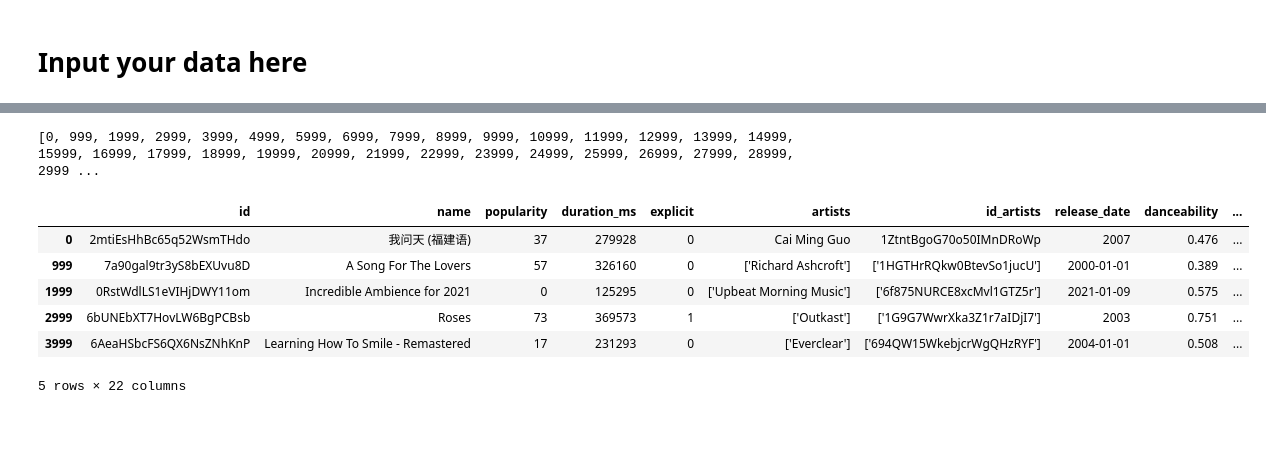
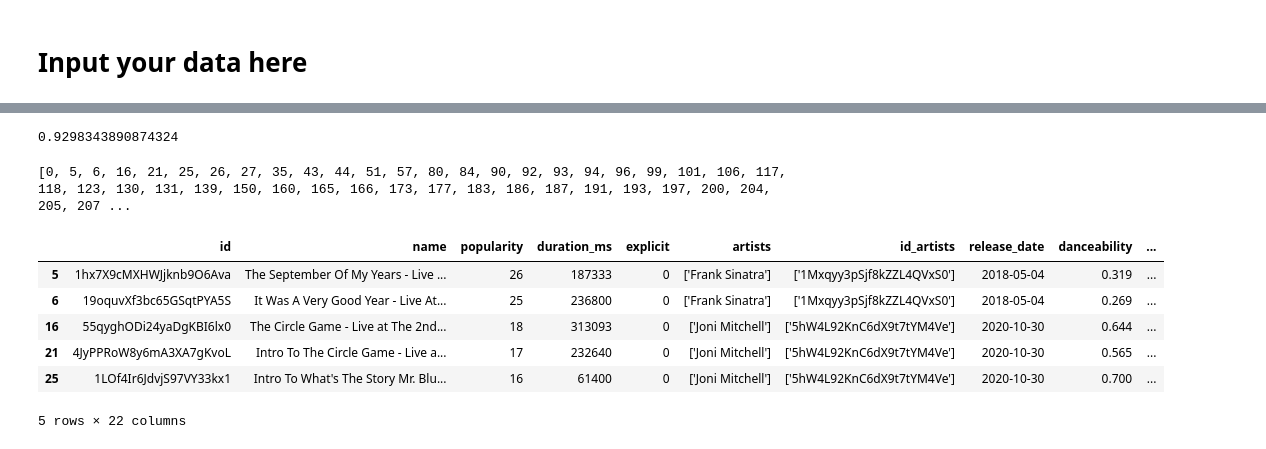
Before and after one commit to fishbrightwise/dap_artificial_dj, a Jupyter notebook: dap on them haters Recommender Model Testing.ipynb, the cells around one changed output, grey strips where cells are left out. Drawn from its saved outputs; the diff is of its cells as text; code cells hidden in the pictures.

```diff
--- a/dap on them haters Recommender Model Testing.ipynb
+++ b/dap on them haters Recommender Model Testing.ipynb
@@ -120,7 +120,7 @@ print(df_removed.shape)
 # Input your data here
 # %%
 # Using Spotify API to search for a song's information based on input and adding the necessary information in a DataFrame.
-input = '我问天'
+input = 'Glimpse of us'
 
 def search_track(track_name):
     # Search for the track
@@ -213,31 +213,41 @@ def processing(new_df):
     df2 = new_df.drop(['id', 'name', 'id_artists', 'release_date', 'popularity', 'mode', "song_name_artist"], axis=1)
 
     # Normalize numerical features
-    numerical_features = ['duration_ms', 'loudness', 'tempo', 'year']
+    numerical_features = ['duration_ms', 'loudness', 'tempo']
     scaler = MinMaxScaler()
     df2[numerical_features] = scaler.fit_transform(df2[numerical_features])
-    print(df2[numerical_features])
 
-    # # Convert categorical features (assuming 'explicit' is binary)
-    df2['explicit'] = df['explicit'].astype(int)
+    # Standardise Year
+    df2['standardized_year'] = scaler.fit_transform(df2[['year']])
+    df2 = df2.drop(['year'], axis=1)
 
-    # # Create a feature matrix
+    # Create a feature matrix
     feature_matrix = df2.drop(['artists'], axis=1)
+    # This is the input song. We are isolating it from the dataframe first.
+    input = feature_matrix.iloc[0].T
+    # This is the rest of the songs.
+    feature_matrix = feature_matrix.iloc[1:]
 
-    # # Apply cosine similarity
-    start = 1
+    # Apply cosine similarity
+    start = 0
     end = 1000
     arr = []
 
     # Returns comparison value of first song in dataset to all others in an array.
     # DataFrame can be customised before Feature Selection to change which song the subject of comparison should be.
     while end < feature_matrix['explicit'].count():
-        cosine_sim = cosine_similarity(feature_matrix.iloc[start:end,:]) # Comparing bit by bit to prevent too many dimensions.
+        # Compile the nth 1,000 songs in the dataframe.
+        set = feature_matrix.iloc[start:end].T
+        # Add the input song to the top of the dataframe.
+        compare_df = pd.concat([input, set], axis=1).T
+        # Perform cosine similarity.
+        cosine_sim = cosine_similarity(compare_df) # Comparing bit by bit to prevent too many dimensions.
         cs_list = cosine_sim[0].tolist() # Taking only the first row a.k.a the comparison between the first song and all others.
         arr += cs_list
+        # Prepare for the next 1,000 songs.
         start = end
         end += 1000
-    print(arr)
     return arr
 arr = processing(new_df)
+arr
 # %% [output]
@@ -259,46 +271,50 @@ arr = processing(new_df)
+# %%
+print(arr[1999])
+# %% [output]
+0.9298343890874324
 # %%
 def compile_suggestions(arr):
     suggestions = []
 
     # Compiling all song ids that are above the pre-determined threshold for 'like the first song'.
     for i in range(len(arr)):
-        if (arr[i] * 100) > 99.999:
+        if (arr[i] * 100) > 99:
             suggestions.append(i)
 
     print(suggestions)
     return suggestions
 suggestions = compile_suggestions(arr)
 # %% [output]
-[0, 999, 1999, 2999, 3999, 4999, 5999, 6999, 7999, 8999, 9999, 10999, 11999, 12999, 13999, 14999, 15999, 16999, 17999, 18999, 19999, 20999, 21999, 22999, 23999, 24999, 25999, 26999, 27999, 28999, 2999 ...
+[0, 5, 6, 16, 21, 25, 26, 27, 35, 43, 44, 51, 57, 80, 84, 90, 92, 93, 94, 96, 99, 101, 106, 117, 118, 123, 130, 131, 139, 150, 160, 165, 166, 173, 177, 183, 186, 187, 191, 193, 197, 200, 204, 205, 207 ...
 # %%
 # Extracting out the end result information.
 def format_suggestions(suggestions):
     # first = suggestions[1]
 
     # Creating the new dataframe with the first matched song.
 #     main = df_removed.iloc[suggestions].copy()
 #     df_main = pd.DataFrame(main)
 #     df_main = df_main.T
 #    print(df_removed.tail())
     df_main = new_df.loc[suggestions]
 
     # Adding the rest of the matched songs to the dataframe.
 #     for n in range (2, len(suggestions)):
 #         temp = df_removed.iloc[suggestions[n],:6].copy()
 #         df_temp = pd.DataFrame(temp)
 #         df_temp = df_temp.T
 #         df_main = pd.concat([df_main, df_temp])
 
 #     df_main = df_main.drop(['popularity', 'duration_ms', 'explicit'], axis=1)
     return df_main
 
-df_main = format_suggestions(suggestions)
+df_main = format_suggestions(suggestions).iloc[1:]
 df_main.head()
 # %% [output]
 |  | id | name | popularity | duration_ms | explicit | artists | id_artists | release_date | danceability | ... |
-| 0 | 2mtiEsHhBc65q52WsmTHdo | 我问天 (福建语) | 37 | 279928 | 0 | Cai Ming Guo | 1ZtntBgoG70o50IMnDRoWp | 2007 | 0.476 | ... |
-| 999 | 7a90gal9tr3yS8bEXUvu8D | A Song For The Lovers | 57 | 326160 | 0 | ['Richard Ashcroft'] | ['1HGTHrRQkw0BtevSo1jucU'] | 2000-01-01 | 0.389 | ... |
-| 1999 | 0RstWdlLS1eVIHjDWY11om | Incredible Ambience for 2021 | 0 | 125295 | 0 | ['Upbeat Morning Music'] | ['6f875NURCE8xcMvl1GTZ5r'] | 2021-01-09 | 0.575 | ... |
-| 2999 | 6bUNEbXT7HovLW6BgPCBsb | Roses | 73 | 369573 | 1 | ['Outkast'] | ['1G9G7WwrXka3Z1r7aIDjI7'] | 2003 | 0.751 | ... |
-| 3999 | 6AeaHSbcFS6QX6NsZNhKnP | Learning How To Smile - Remastered | 17 | 231293 | 0 | ['Everclear'] | ['694QW15WkebjcrWgQHzRYF'] | 2004-01-01 | 0.508 | ... |
+| 5 | 1hx7X9cMXHWJjknb9O6Ava | The September Of My Years - Live ... | 26 | 187333 | 0 | ['Frank Sinatra'] | ['1Mxqyy3pSjf8kZZL4QVxS0'] | 2018-05-04 | 0.319 | ... |
+| 6 | 19oquvXf3bc65GSqtPYA5S | It Was A Very Good Year - Live At... | 25 | 236800 | 0 | ['Frank Sinatra'] | ['1Mxqyy3pSjf8kZZL4QVxS0'] | 2018-05-04 | 0.269 | ... |
+| 16 | 55qyghODi24yaDgKBI6lx0 | The Circle Game - Live at The 2nd... | 18 | 313093 | 0 | ['Joni Mitchell'] | ['5hW4L92KnC6dX9t7tYM4Ve'] | 2020-10-30 | 0.644 | ... |
+| 21 | 4JyPPRoW8y6mA3XA7gKvoL | Intro To The Circle Game - Live a... | 17 | 232640 | 0 | ['Joni Mitchell'] | ['5hW4L92KnC6dX9t7tYM4Ve'] | 2020-10-30 | 0.565 | ... |
+| 25 | 1LOf4Ir6JdvjS97VY33kx1 | Intro To What's The Story Mr. Blu... | 16 | 61400 | 0 | ['Joni Mitchell'] | ['5hW4L92KnC6dX9t7tYM4Ve'] | 2020-10-30 | 0.700 | ... |
 5 rows × 22 columns
```
Also changed, not shown: parts of 9 cells of this notebook, 1 other file.
